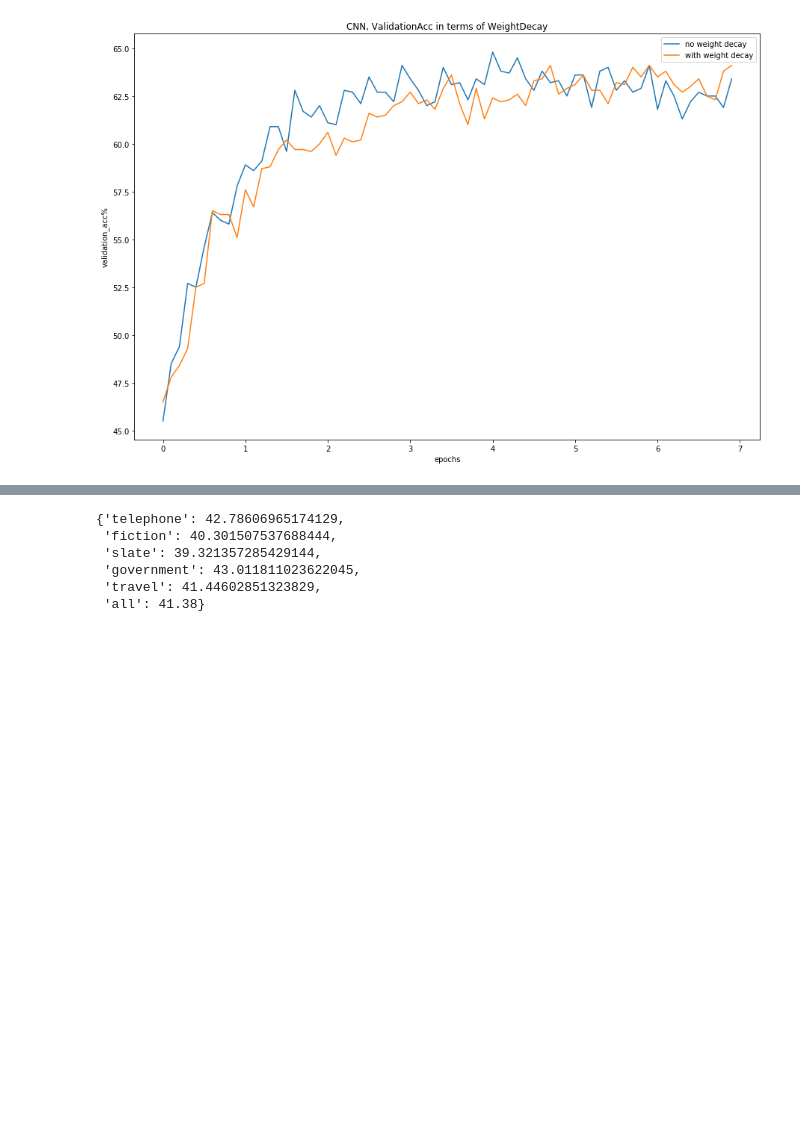
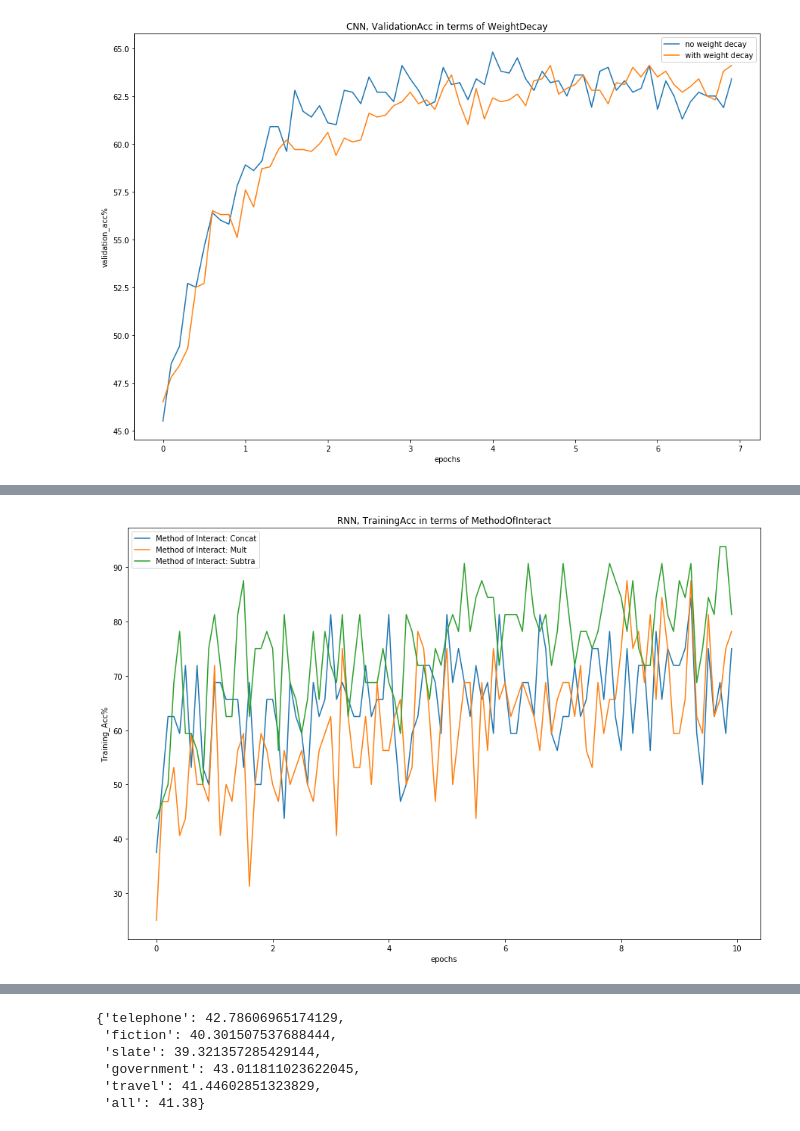
Before and after one commit to firstkeaster/DS_GA_1011_NLP, a Jupyter notebook: HW2/NLP_HW2_P2.ipynb, the cells around one changed output, grey strips where cells are left out. Saved outputs shown, nothing was run; the diff lists cells and outputs as text; code cells hidden in the pictures; blank space fills up the shorter version.

```diff
--- a/HW2/NLP_HW2_P2.ipynb
+++ b/HW2/NLP_HW2_P2.ipynb
@@ -932,0 +1167,21 @@ plt.show()
+# %%
+xpts = np.arange(0 , 10, 1/10).reshape(-1,1)
+fig,ax=plt.subplots(figsize=(15,10))
+lines=locals()
+#lines['Ori data'],=ax.plot(x_train,y_train,'o')
+#l2reg = 0.0001
+i = 0
+for data, param in allRnnRes['trainLoss']['methodInteract']:
+        y = data
+        label = "Method of Interact: "+str(param)
+        lines[label],=ax.plot(xpts, y, label=label)
+        i += 1
+
+ax.legend(loc = 'best')
+plt.title('RNN, TrainingAcc in terms of MethodOfInteract')
+plt.xlabel('epochs')
+plt.ylabel('Training_Acc%')
+#plt.ylim(0,2)
+plt.show()
+# %% [output]
+[figure, added]
```
Also changed, not shown: parts of 17 cells of this notebook.
